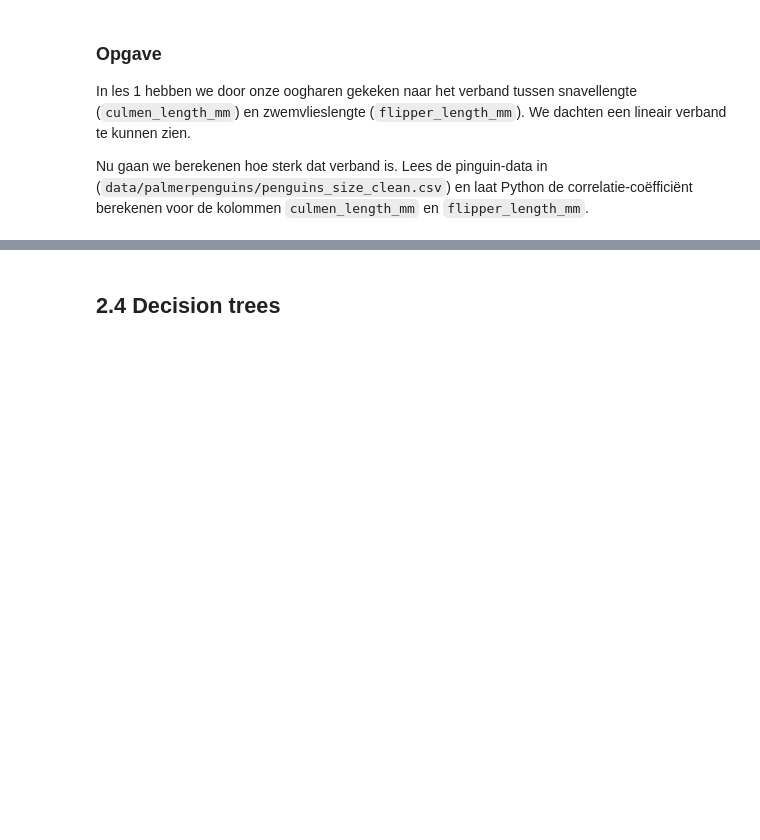
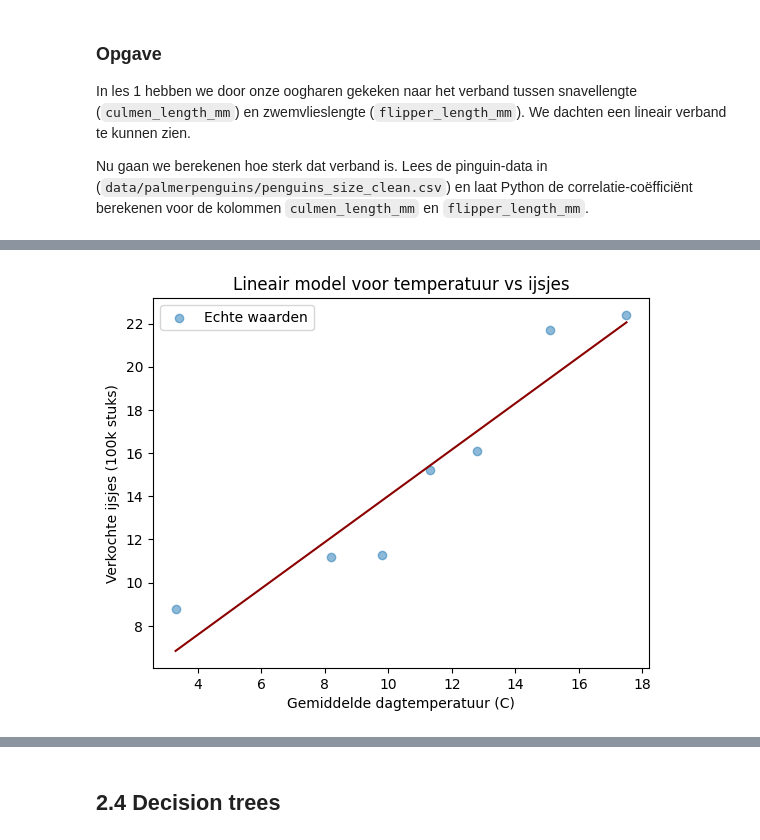
Before and after one commit to mcdejonge/cursus-beginnen-met-data-science, a Jupyter notebook: les_2_modellen.ipynb, the cells around one changed output, grey strips where cells are left out. Cells and saved outputs as stored; diff of their text form; code cells hidden in the pictures; blank space fills up the shorter version.

Commit message:
finished lession 2 - 2.2 linear models

```diff
--- a/les_2_modellen.ipynb
+++ b/les_2_modellen.ipynb
@@ -40,8 +41,8 @@ Laten we om te beginnen eens kijken naar onze data. Omdat er twee kolommen (vari
 # We maken een nieuw dataframe met fictieve gegevens over het aantal
 # verkochte ijsjes (per 100k) en de gemiddelde temperatuur (in graden Celcius)
 dfijsjes = pd.DataFrame({
-    'temperatuur' : [8.2,  9.8,  3.3,  11.3, 12.8, 17.5, 15.1],
-    'ijsjes' :      [11.2,   11.3,   8.8,    15.2,   16.1,   22.4,   21.7 ]
+    'temperatuur' : [3.3, 8.2,  9.8,  11.3, 12.8, 15.1, 17.5],
+    'ijsjes' :      [8.8, 11.2, 11.3, 15.2, 16.1, 21.7, 22.4]
 })
 
 # We maken een scatterplot van ons dataframe om het verband tussen de
@@ -119,0 +173,12 @@ Nu gaan we berekenen hoe sterk dat verband is. Lees de pinguin-data in (`data/pa
+# %%
+# Maak opnieuw een nieuw, leeg lineair model aan en vul het met data.
+model = LinearRegression()
+model.fit(dfijsjes[['temperatuur']], dfijsjes[['ijsjes']])
+
+# Maak een dataframe met de waarden die we willen testen.
+testwaarden = pd.DataFrame({
+    'temperatuur' : [14, 18, 20],
+    'ijsjes' : [15.8, 23,24]
+})
+# Bereken de afwijking tussen de voorspelde waarden en de echte.
+model.score(testwaarden[['temperatuur']], testwaarden[['ijsjes']])
@@ -119,0 +195,11 @@ Nu gaan we berekenen hoe sterk dat verband is. Lees de pinguin-data in (`data/pa
+# %%
+fig, ax = plt.subplots()
+plt.scatter(dfijsjes['temperatuur'], dfijsjes['ijsjes'], alpha=0.5)
+plt.plot(dfijsjes['temperatuur'], model.predict(dfijsjes[['temperatuur']]), color='darkred')
+ax.set_title("Lineair model voor temperatuur vs ijsjes")
+plt.ylabel('Verkochte ijsjes (100k stuks)')
+plt.xlabel('Gemiddelde dagtemperatuur (C)')
+ax.legend(['Echte waarden'])
+plt.show()
+# %% [output]
+[figure, added]
```
Also changed, not shown: parts of 14 cells of this notebook.
